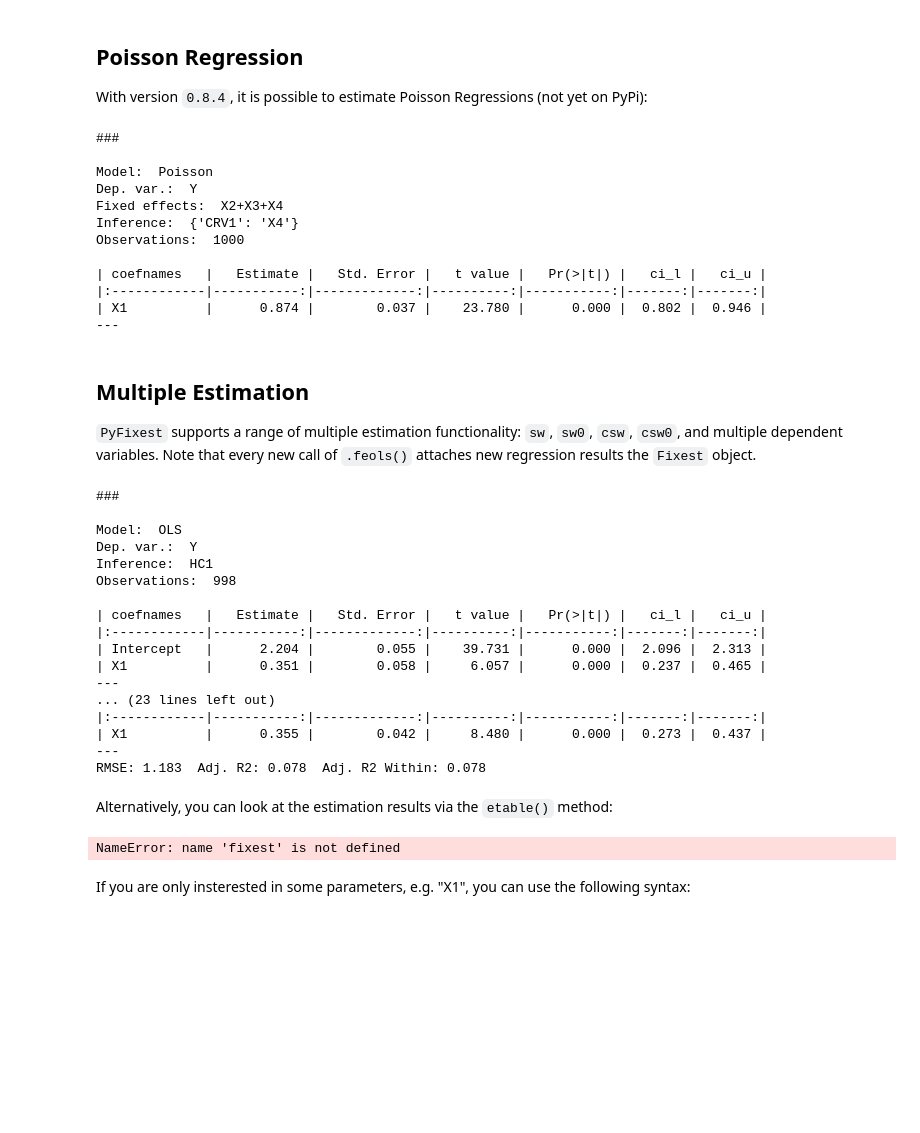
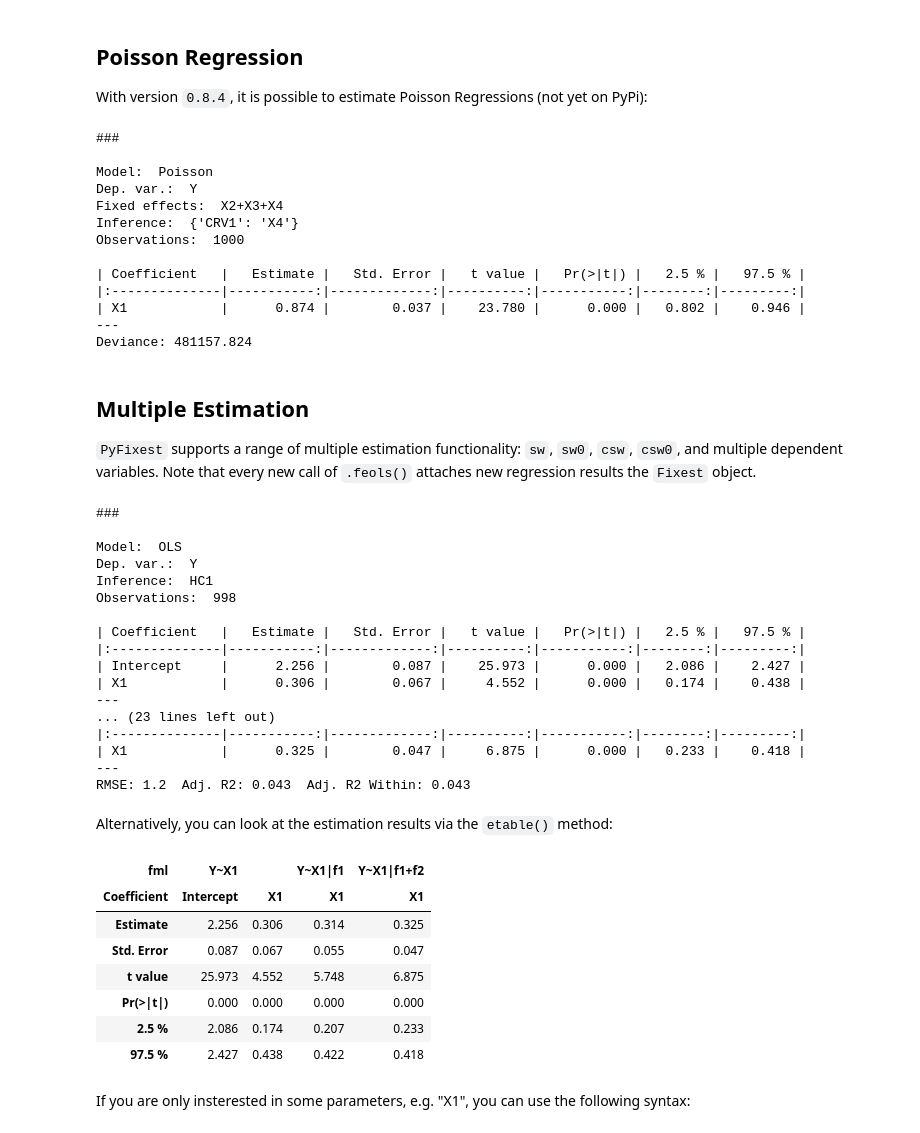
Before and after one commit to py-econometrics/pyfixest, a Jupyter notebook: docs/tutorial.ipynb, the cells around one changed output. Saved outputs shown, nothing was run; the diff lists cells and outputs as text; code cells hidden in the pictures; blank space fills up the shorter version.

```diff
--- a/docs/tutorial.ipynb
+++ b/docs/tutorial.ipynb
@@ -150,11 +170,9 @@ With version `0.8.4`, it is possible to estimate Poisson Regressions (not yet on
 # %%
 from pyfixest.utils import get_poisson_data
 
-pdata = get_poisson_data()
-fixest = Fixest(data=pdata)
-fixest.fepois("Y~X1 | X2+X3+X4", vcov={"CRV1": "X4"})
-
-fixest.summary()
+pois_data = get_poisson_data()
+pois_fit = fepois(fml="Y~X1 | X2+X3+X4", data=pois_data, vcov={"CRV1": "X4"})
+pois_fit.summary()
 # %% [output]
 ###
 
@@ -164,17 +182,18 @@ Fixed effects:  X2+X3+X4
 Inference:  {'CRV1': 'X4'}
 Observations:  1000
 
-| coefnames   |   Estimate |   Std. Error |   t value |   Pr(>|t|) |   ci_l |   ci_u |
-|:------------|-----------:|-------------:|----------:|-----------:|-------:|-------:|
-| X1          |      0.874 |        0.037 |    23.780 |      0.000 |  0.802 |  0.946 |
+| Coefficient   |   Estimate |   Std. Error |   t value |   Pr(>|t|) |   2.5 % |   97.5 % |
+|:--------------|-----------:|-------------:|----------:|-----------:|--------:|---------:|
+| X1            |      0.874 |        0.037 |    23.780 |      0.000 |   0.802 |    0.946 |
 ---
+Deviance: 481157.824
 # %% [markdown]
 ## Multiple Estimation
 
 `PyFixest` supports a range of multiple estimation functionality: `sw`, `sw0`, `csw`, `csw0`, and multiple dependent variables. Note that every new call of `.feols()` attaches new regression results the `Fixest` object.
 # %%
-fixest = Fixest(data)
-fixest.feols("Y~X1 | csw0(f1, f2)", vcov="HC1").summary()
+multi_fit = feols(fml="Y~X1 | csw0(f1, f2)", data=data, vcov="HC1")
+multi_fit.summary()
 # %% [output]
 ###
 
@@ -183,22 +202,29 @@ Dep. var.:  Y
 Inference:  HC1
 Observations:  998
 
-| coefnames   |   Estimate |   Std. Error |   t value |   Pr(>|t|) |   ci_l |   ci_u |
-|:------------|-----------:|-------------:|----------:|-----------:|-------:|-------:|
-| Intercept   |      2.204 |        0.055 |    39.731 |      0.000 |  2.096 |  2.313 |
-| X1          |      0.351 |        0.058 |     6.057 |      0.000 |  0.237 |  0.465 |
+| Coefficient   |   Estimate |   Std. Error |   t value |   Pr(>|t|) |   2.5 % |   97.5 % |
+|:--------------|-----------:|-------------:|----------:|-----------:|--------:|---------:|
+| Intercept     |      2.256 |        0.087 |    25.973 |      0.000 |   2.086 |    2.427 |
+| X1            |      0.306 |        0.067 |     4.552 |      0.000 |   0.174 |    0.438 |
 ---
 ... (23 lines left out)
-|:------------|-----------:|-------------:|----------:|-----------:|-------:|-------:|
-| X1          |      0.355 |        0.042 |     8.480 |      0.000 |  0.273 |  0.437 |
+|:--------------|-----------:|-------------:|----------:|-----------:|--------:|---------:|
+| X1            |      0.325 |        0.047 |     6.875 |      0.000 |   0.233 |    0.418 |
 ---
-RMSE: 1.183  Adj. R2: 0.078  Adj. R2 Within: 0.078
+RMSE: 1.2  Adj. R2: 0.043  Adj. R2 Within: 0.043
 # %% [markdown]
 Alternatively, you can look at the estimation results via the `etable()` method:
 # %%
-fixest.etable()
+multi_fit.etable()
 # %% [output]
-NameError: name 'fixest' is not defined
+| fml | Y~X1 |  | Y~X1|f1 | Y~X1|f1+f2 |
+| Coefficient | Intercept | X1 | X1 | X1 |
+| Estimate | 2.256 | 0.306 | 0.314 | 0.325 |
+| Std. Error | 0.087 | 0.067 | 0.055 | 0.047 |
+| t value | 25.973 | 4.552 | 5.748 | 6.875 |
+| Pr(>|t|) | 0.000 | 0.000 | 0.000 | 0.000 |
+| 2.5 % | 2.086 | 0.174 | 0.207 | 0.233 |
+| 97.5 % | 2.427 | 0.438 | 0.422 | 0.418 |
 # %% [markdown]
 If you are only insterested in some parameters, e.g. "X1", you can use the following syntax:
 # %%
```
Also changed, not shown: parts of 25 cells of this notebook, 14 other files.
